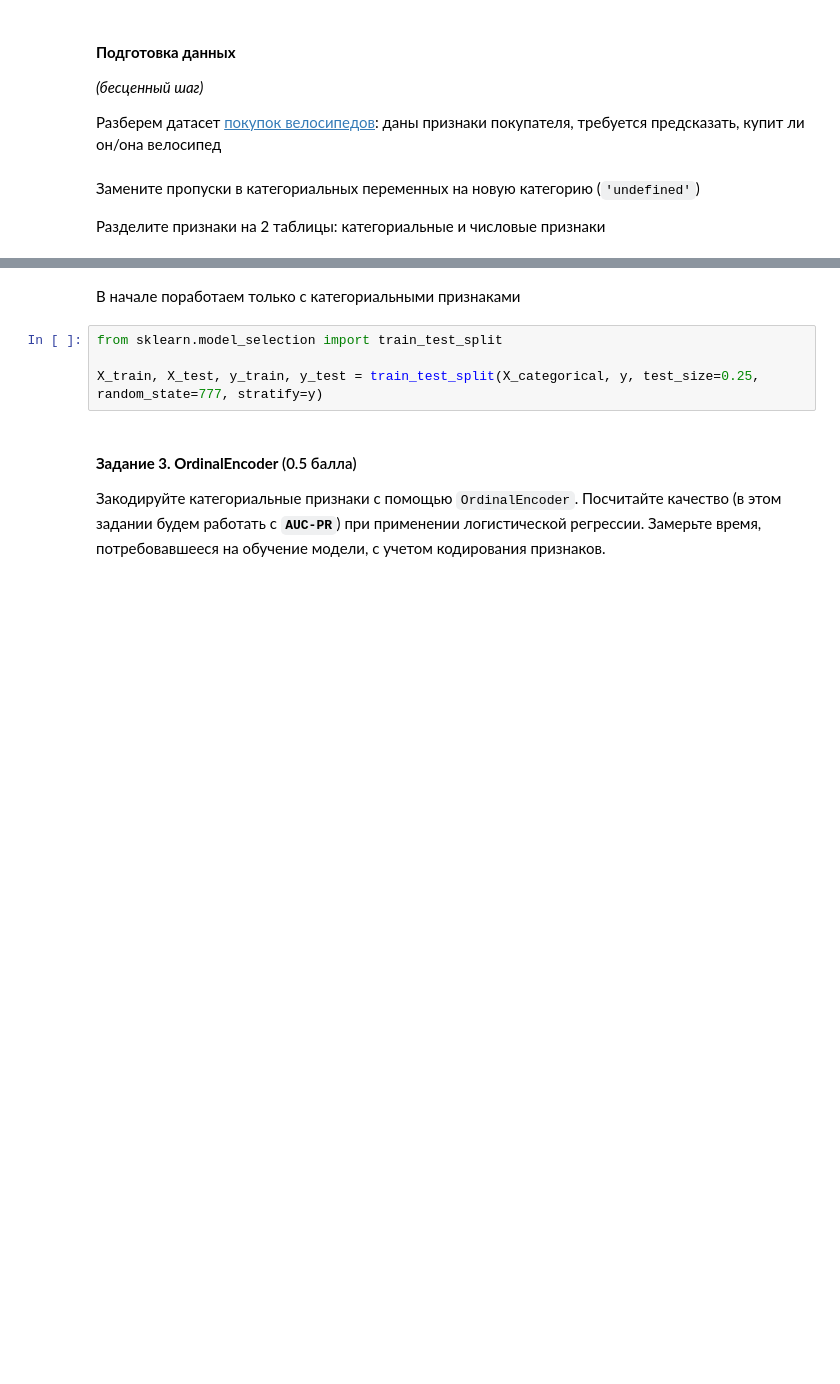
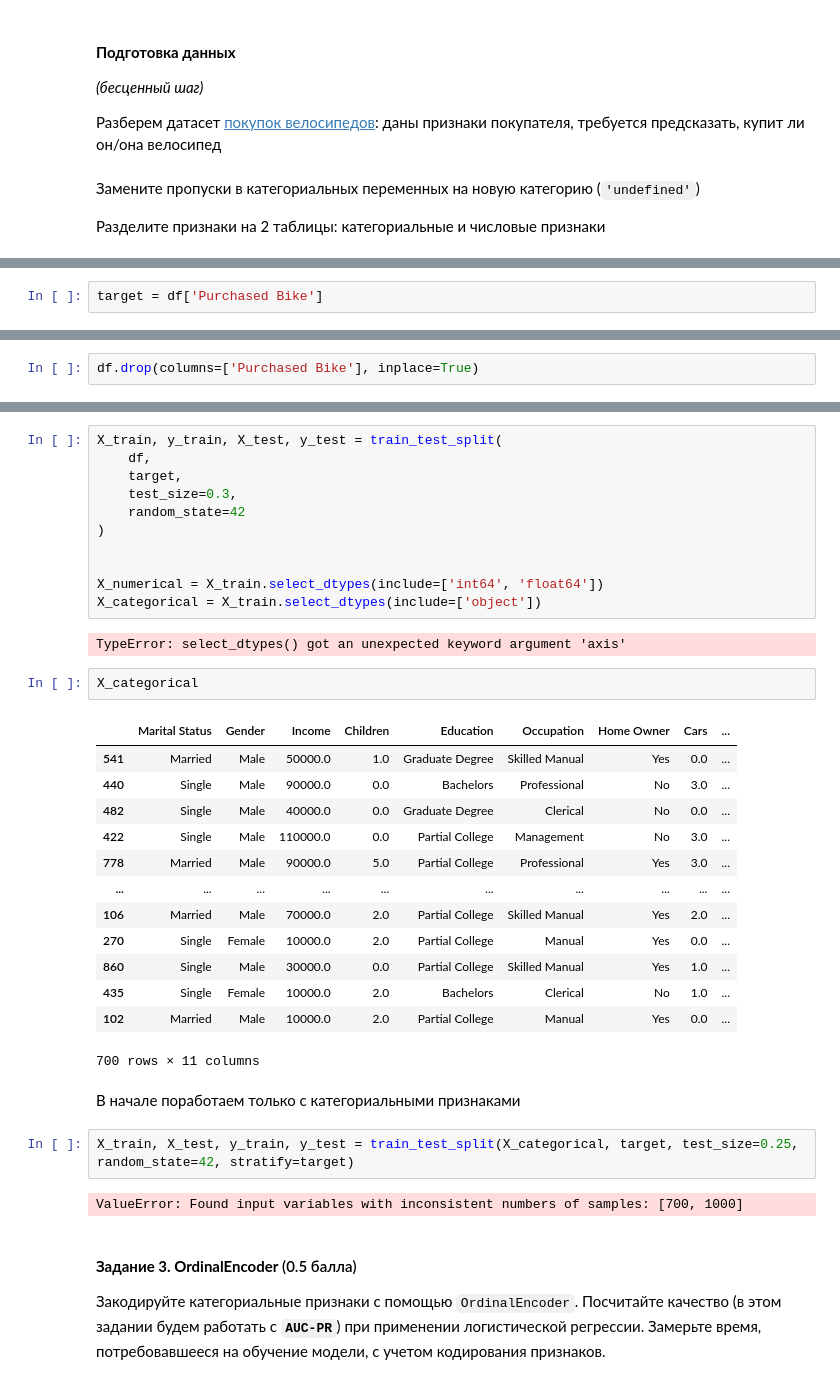
Before and after one commit to Uralbeckins/ML-Sokolov-Course, a Jupyter notebook: homework_practice_04_linclass.ipynb, the cells around one changed output, grey strips where cells are left out. Saved outputs shown, nothing was run; the diff lists cells and outputs as text; blank space fills up the shorter version.

```diff
--- a/homework_practice_04_linclass.ipynb
+++ b/homework_practice_04_linclass.ipynb
@@ -699,0 +729,2 @@ X_categorical = # your code here
+# %%
+target = df['Purchased Bike']
@@ -699,0 +747,2 @@ X_categorical = # your code here
+# %%
+df.drop(columns=['Purchased Bike'], inplace=True)
@@ -700,9 +765,38 @@ X_categorical = # your code here
+# %%
+X_train, y_train, X_test, y_test = train_test_split(
+    df,
+    target,
+    test_size=0.3,
+    random_state=42
+)
+
+
+X_numerical = X_train.select_dtypes(include=['int64', 'float64'])
+X_categorical = X_train.select_dtypes(include=['object'])
+# %% [output]
+TypeError: select_dtypes() got an unexpected keyword argument 'axis'
+# %%
+X_categorical
+# %% [output]
+|  | Marital Status | Gender | Income | Children | Education | Occupation | Home Owner | Cars | ... |
+| 541 | Married | Male | 50000.0 | 1.0 | Graduate Degree | Skilled Manual | Yes | 0.0 | ... |
+| 440 | Single | Male | 90000.0 | 0.0 | Bachelors | Professional | No | 3.0 | ... |
+| 482 | Single | Male | 40000.0 | 0.0 | Graduate Degree | Clerical | No | 0.0 | ... |
+| 422 | Single | Male | 110000.0 | 0.0 | Partial College | Management | No | 3.0 | ... |
+| 778 | Married | Male | 90000.0 | 5.0 | Partial College | Professional | Yes | 3.0 | ... |
+| ... | ... | ... | ... | ... | ... | ... | ... | ... | ... |
+| 106 | Married | Male | 70000.0 | 2.0 | Partial College | Skilled Manual | Yes | 2.0 | ... |
+| 270 | Single | Female | 10000.0 | 2.0 | Partial College | Manual | Yes | 0.0 | ... |
+| 860 | Single | Male | 30000.0 | 0.0 | Partial College | Skilled Manual | Yes | 1.0 | ... |
+| 435 | Single | Female | 10000.0 | 2.0 | Bachelors | Clerical | No | 1.0 | ... |
+| 102 | Married | Male | 10000.0 | 2.0 | Partial College | Manual | Yes | 0.0 | ... |
+700 rows × 11 columns
 # %% [markdown]
 В начале поработаем только с категориальными признаками
 # %%
-from sklearn.model_selection import train_test_split
-
-X_train, X_test, y_train, y_test = train_test_split(X_categorical, y, test_size=0.25, random_state=777, stratify=y)
+X_train, X_test, y_train, y_test = train_test_split(X_categorical, target, test_size=0.25, random_state=42, stratify=target)
+# %% [output]
+ValueError: Found input variables with inconsistent numbers of samples: [700, 1000]
 # %% [markdown]
 #### __Задание 3. OrdinalEncoder__  (0.5 балла)
 
```
Also changed, not shown: parts of 8 cells of this notebook.
